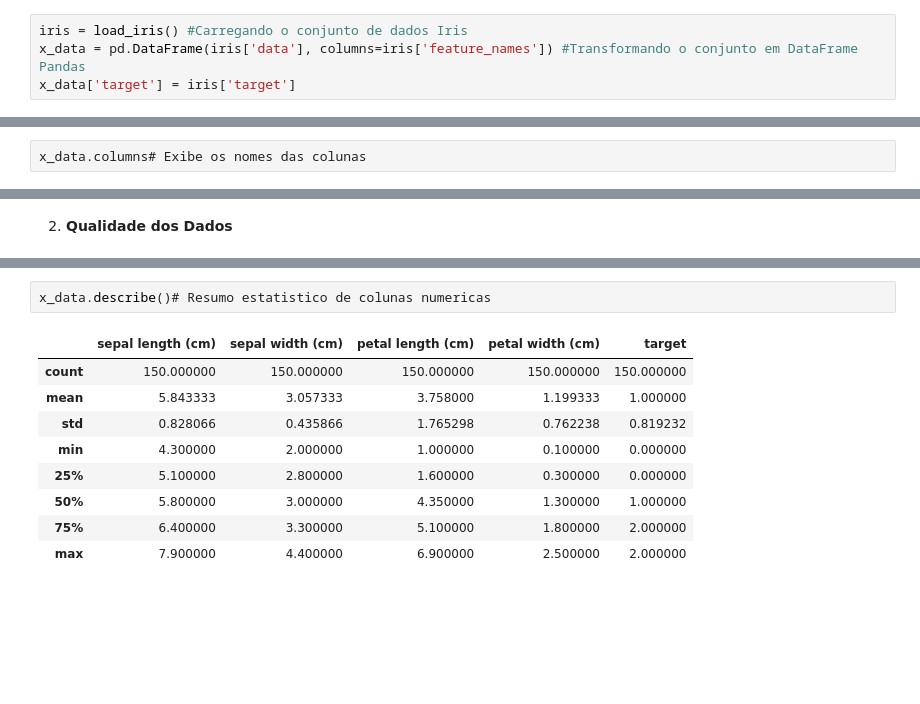
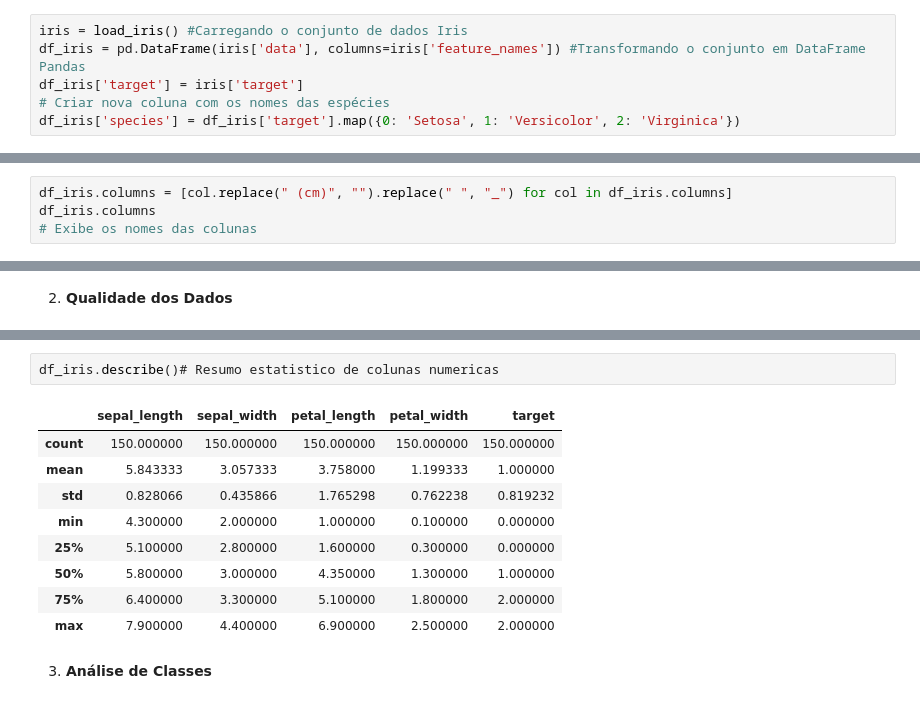
Before and after one commit to Antoniojrsales/Proj_ML_Iris, a Jupyter notebook: data/exploration.ipynb, the cells around one changed output, grey strips where cells are left out. Saved outputs shown, nothing was run; the diff lists cells and outputs as text; blank space fills up the shorter version.

```diff
--- a/data/exploration.ipynb
+++ b/data/exploration.ipynb
@@ -11,6 +14,8 @@ import seaborn as sns
 1. **Visão Geral**
 # %%
 iris = load_iris() #Carregando o conjunto de dados Iris
-x_data = pd.DataFrame(iris['data'], columns=iris['feature_names']) #Transformando o conjunto em DataFrame Pandas
-x_data['target'] = iris['target']
+df_iris = pd.DataFrame(iris['data'], columns=iris['feature_names']) #Transformando o conjunto em DataFrame Pandas
+df_iris['target'] = iris['target']
+# Criar nova coluna com os nomes das espécies
+df_iris['species'] = df_iris['target'].map({0: 'Setosa', 1: 'Versicolor', 2: 'Virginica'})
 # %%
@@ -47,3 +56,5 @@ x_data.shape# Exibe a quantidade de linhas e colunas
 # %%
-x_data.columns# Exibe os nomes das colunas
+df_iris.columns = [col.replace(" (cm)", "").replace(" ", "_") for col in df_iris.columns]
+df_iris.columns
+# Exibe os nomes das colunas
 # %% [output]
@@ -81,9 +98,9 @@ x_data.index[x_data.index.duplicated()]# Verifica se a valores duplicados no dat
 # %% [output]
 Index([], dtype='int64')
 # %%
-x_data.describe()# Resumo estatistico de colunas numericas
+df_iris.describe()# Resumo estatistico de colunas numericas
 # %% [output]
-|  | sepal length (cm) | sepal width (cm) | petal length (cm) | petal width (cm) | target |
+|  | sepal_length | sepal_width | petal_length | petal_width | target |
 | count | 150.000000 | 150.000000 | 150.000000 | 150.000000 | 150.000000 |
 | mean | 5.843333 | 3.057333 | 3.758000 | 1.199333 | 1.000000 |
 | std | 0.828066 | 0.435866 | 1.765298 | 0.762238 | 0.819232 |
@@ -92,3 +109,5 @@ x_data.describe()# Resumo estatistico de colunas numericas
 | 50% | 5.800000 | 3.000000 | 4.350000 | 1.300000 | 1.000000 |
 | 75% | 6.400000 | 3.300000 | 5.100000 | 1.800000 | 2.000000 |
 | max | 7.900000 | 4.400000 | 6.900000 | 2.500000 | 2.000000 |
+# %% [markdown]
+3. **Análise de Classes**
```
Also changed, not shown: parts of 16 cells of this notebook, 1 other file.
